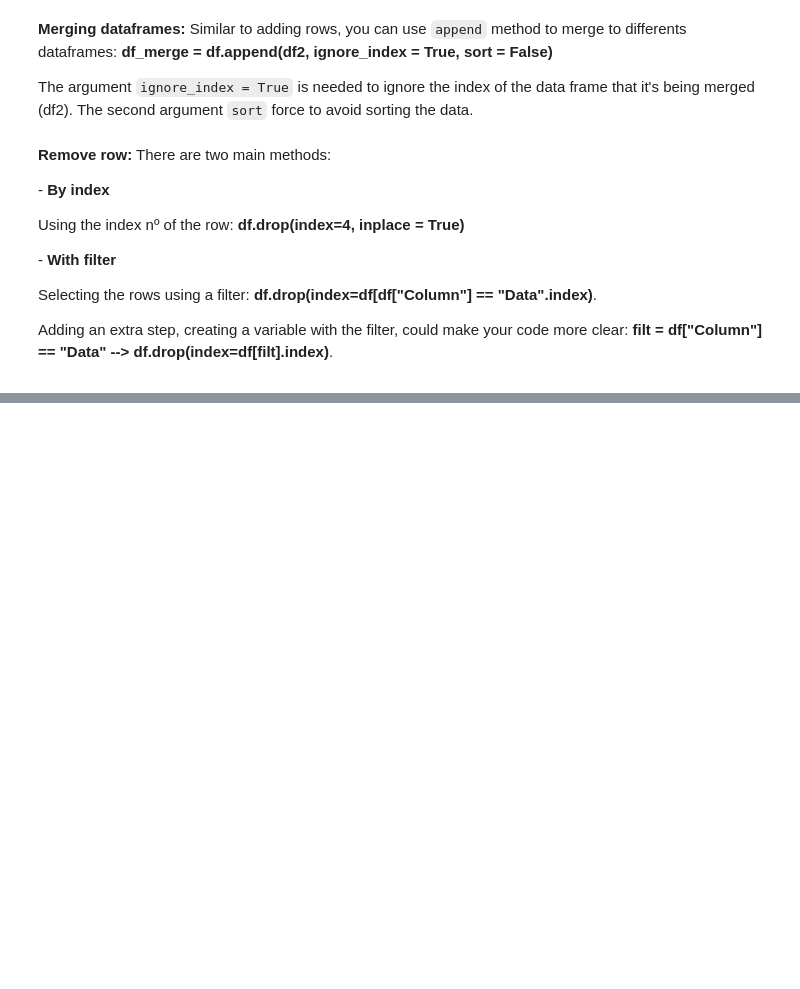
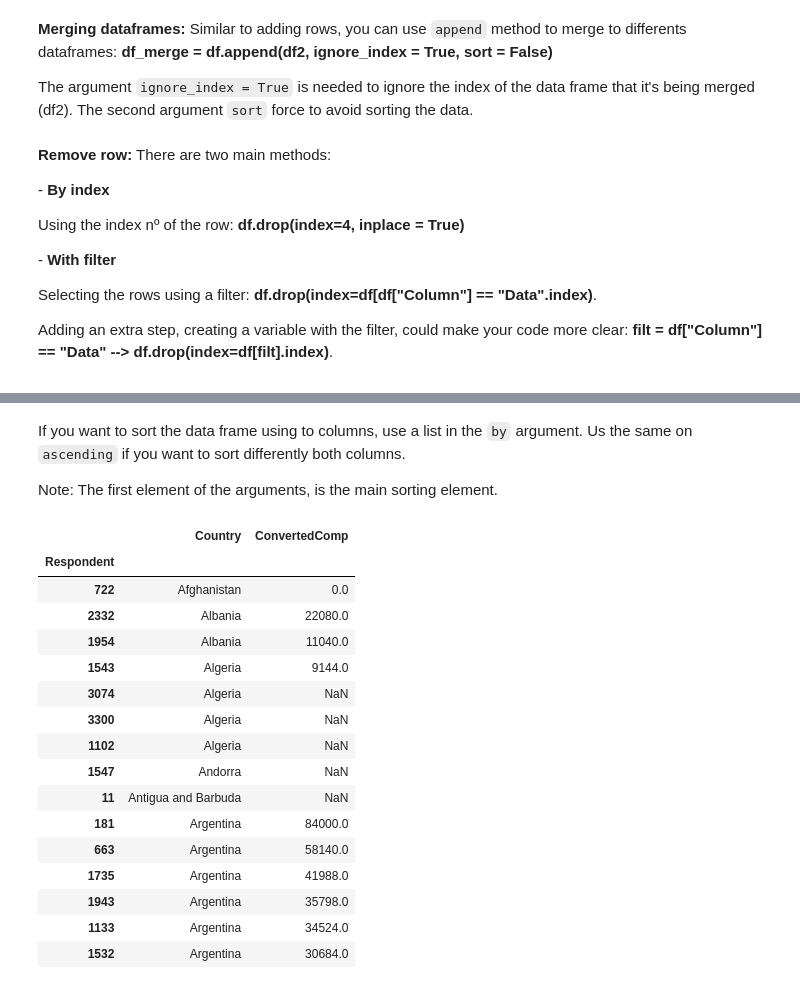
Before and after one commit to Joanpm1215/Pandas-Tutorial, a Jupyter notebook: scripts/Pandas_Tutorial.ipynb, the cells around one changed output, grey strips where cells are left out. Drawn from its saved outputs; the diff is of its cells as text; code cells hidden in the pictures; blank space fills up the shorter version.

```diff
--- a/scripts/Pandas_Tutorial.ipynb
+++ b/scripts/Pandas_Tutorial.ipynb
@@ -393,0 +415,24 @@ df.drop(index=df[filt].index) # Using the filtrer to acces the indexes of the ro
+# %% [markdown]
+<p>If you want to sort the data frame using to columns, use a list in the <code>by</code> argument. Us the same on <code>ascending</code> if you want to sort differently both columns.</p>
+<p>Note: The first element of the arguments, is the main sorting element.</p>
+# %%
+df.sort_values(by=["Country", "ConvertedComp"], ascending=[True, False],inplace = True)
+df[["Country","ConvertedComp"]].head(15)
+# %% [output]
+|  | Country | ConvertedComp |
+| Respondent |  |  |
+| 722 | Afghanistan | 0.0 |
+| 2332 | Albania | 22080.0 |
+| 1954 | Albania | 11040.0 |
+| 1543 | Algeria | 9144.0 |
+| 3074 | Algeria | NaN |
+| 3300 | Algeria | NaN |
+| 1102 | Algeria | NaN |
+| 1547 | Andorra | NaN |
+| 11 | Antigua and Barbuda | NaN |
+| 181 | Argentina | 84000.0 |
+| 663 | Argentina | 58140.0 |
+| 1735 | Argentina | 41988.0 |
+| 1943 | Argentina | 35798.0 |
+| 1133 | Argentina | 34524.0 |
+| 1532 | Argentina | 30684.0 |
```
Also changed, not shown: parts of 34 cells of this notebook.
